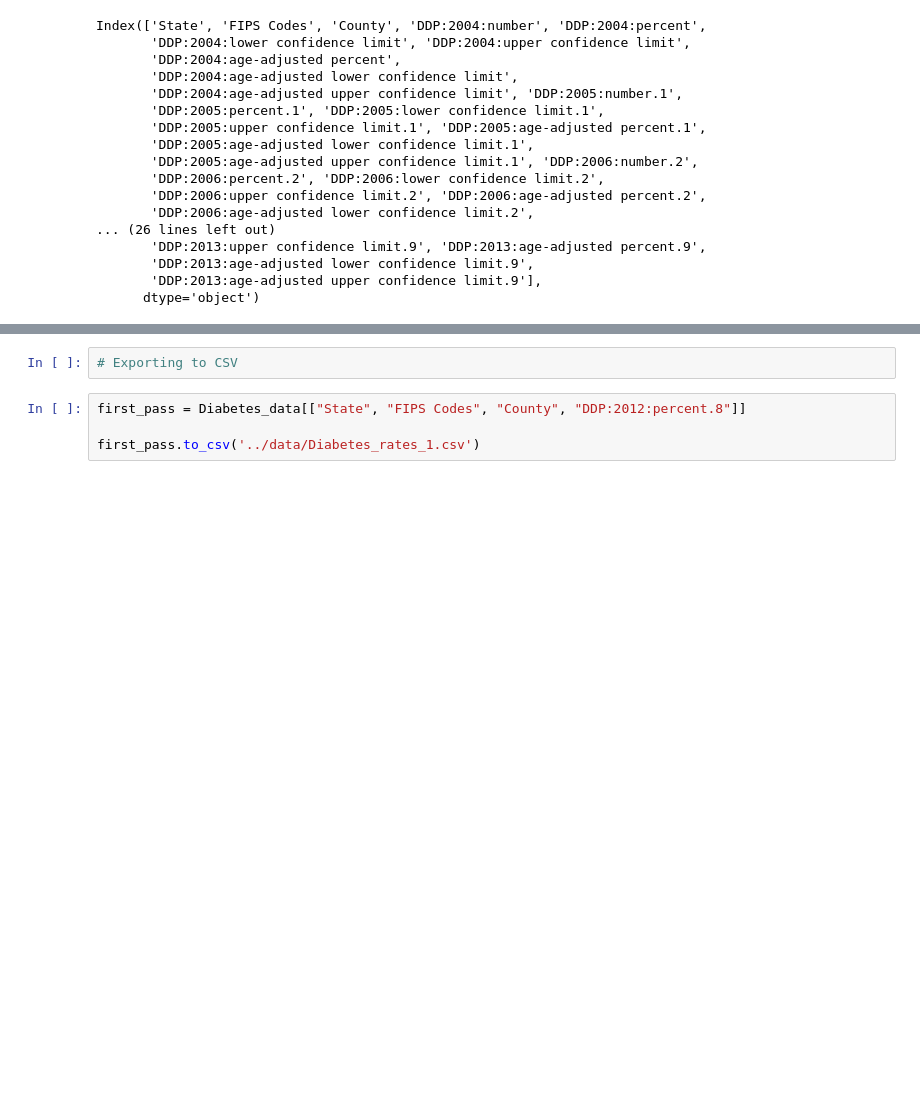
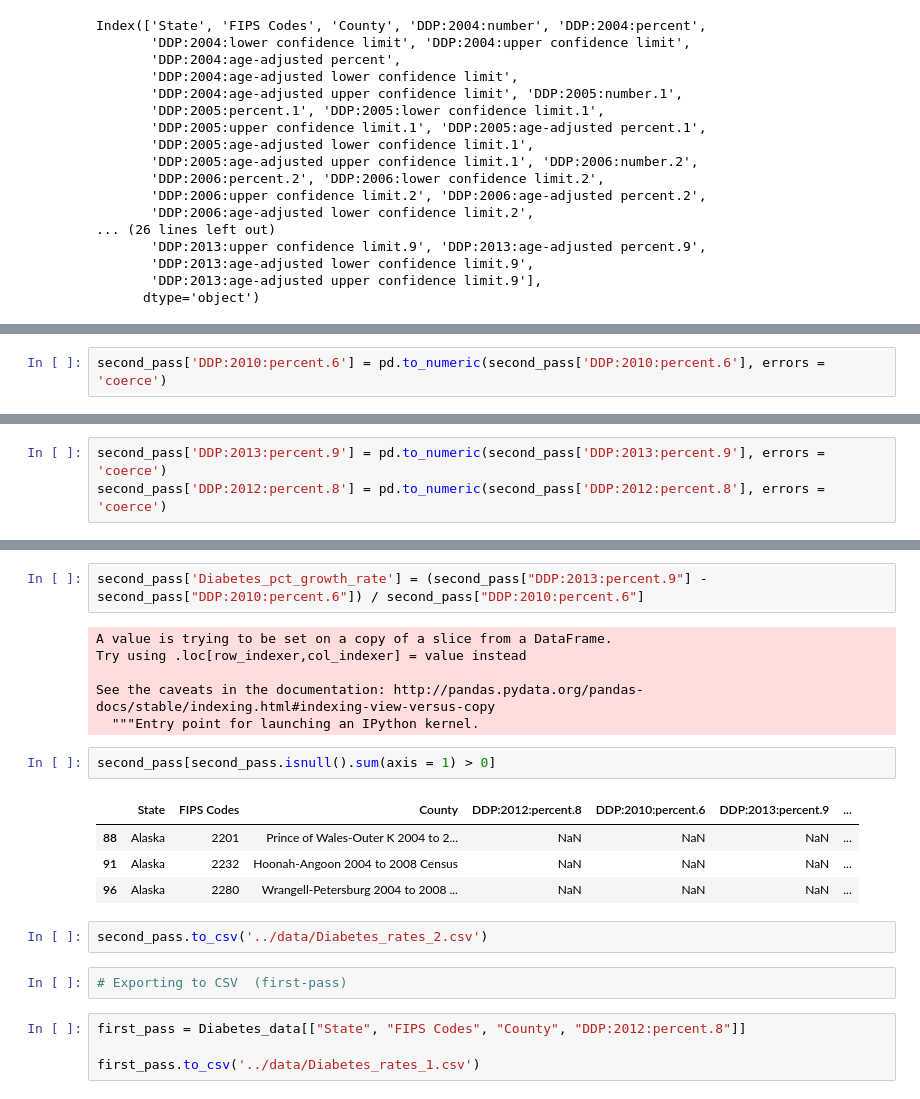
Before and after one commit to lbordz/diabetes-rates-prediction, a Jupyter notebook: data_cleaning/A-Obtaining_Data-1-Diabetes_data.ipynb, the cells around one changed output, grey strips where cells are left out. Cells and saved outputs as stored; diff of their text form; blank space fills up the shorter version.

```diff
--- a/data_cleaning/A-Obtaining_Data-1-Diabetes_data.ipynb
+++ b/data_cleaning/A-Obtaining_Data-1-Diabetes_data.ipynb
@@ -130,0 +186,2 @@ Index(['State', 'FIPS Codes', 'County', 'DDP:2004:number', 'DDP:2004:percent',
+# %%
+second_pass['DDP:2010:percent.6'] = pd.to_numeric(second_pass['DDP:2010:percent.6'], errors = 'coerce')
@@ -130,0 +194,3 @@ Index(['State', 'FIPS Codes', 'County', 'DDP:2004:number', 'DDP:2004:percent',
+# %%
+second_pass['DDP:2013:percent.9'] = pd.to_numeric(second_pass['DDP:2013:percent.9'], errors = 'coerce')
+second_pass['DDP:2012:percent.8'] = pd.to_numeric(second_pass['DDP:2012:percent.8'], errors = 'coerce')
@@ -131,5 +214,22 @@ Index(['State', 'FIPS Codes', 'County', 'DDP:2004:number', 'DDP:2004:percent',
+# %%
+second_pass['Diabetes_pct_growth_rate'] = (second_pass["DDP:2013:percent.9"] - second_pass["DDP:2010:percent.6"]) / second_pass["DDP:2010:percent.6"]
+# %% [output]
+A value is trying to be set on a copy of a slice from a DataFrame.
+Try using .loc[row_indexer,col_indexer] = value instead
+
+See the caveats in the documentation: http://pandas.pydata.org/pandas-docs/stable/indexing.html#indexing-view-versus-copy
+  """Entry point for launching an IPython kernel.
+# %%
+second_pass[second_pass.isnull().sum(axis = 1) > 0]
+# %% [output]
+|  | State | FIPS Codes | County | DDP:2012:percent.8 | DDP:2010:percent.6 | DDP:2013:percent.9 | ... |
+| 88 | Alaska | 2201 | Prince of Wales-Outer K 2004 to 2... | NaN | NaN | NaN | ... |
+| 91 | Alaska | 2232 | Hoonah-Angoon 2004 to 2008 Census | NaN | NaN | NaN | ... |
+| 96 | Alaska | 2280 | Wrangell-Petersburg 2004 to 2008 ... | NaN | NaN | NaN | ... |
+# %%
+second_pass.to_csv('../data/Diabetes_rates_2.csv')
 # %%
-# Exporting to CSV
+# Exporting to CSV  (first-pass)
 # %%
 first_pass = Diabetes_data[["State", "FIPS Codes", "County", "DDP:2012:percent.8"]]
 
```
Also changed, not shown: parts of 15 cells of this notebook, 4 other files.
